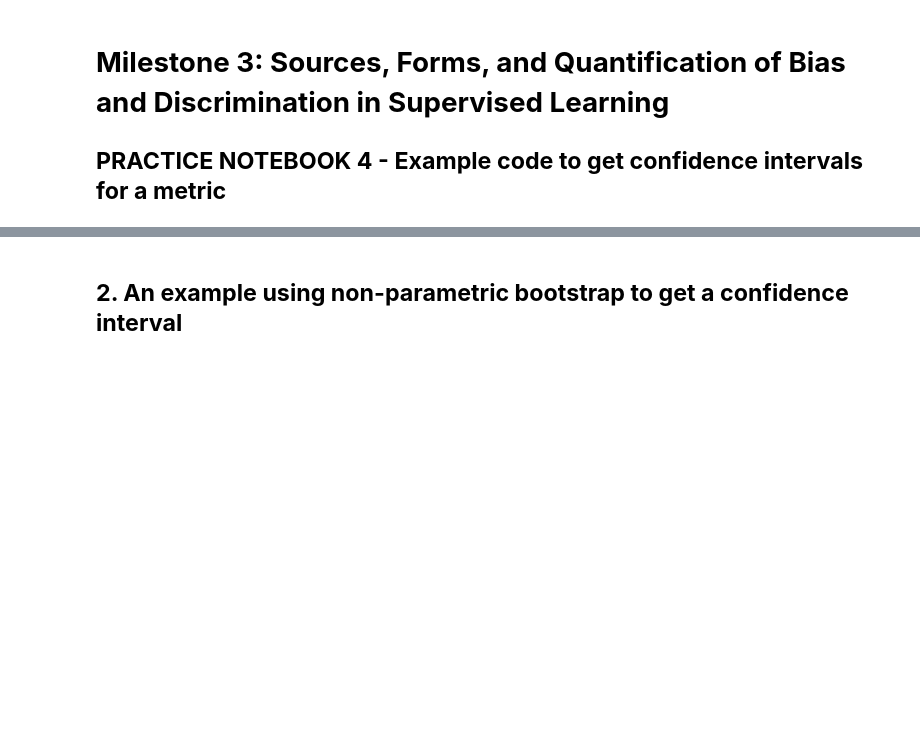
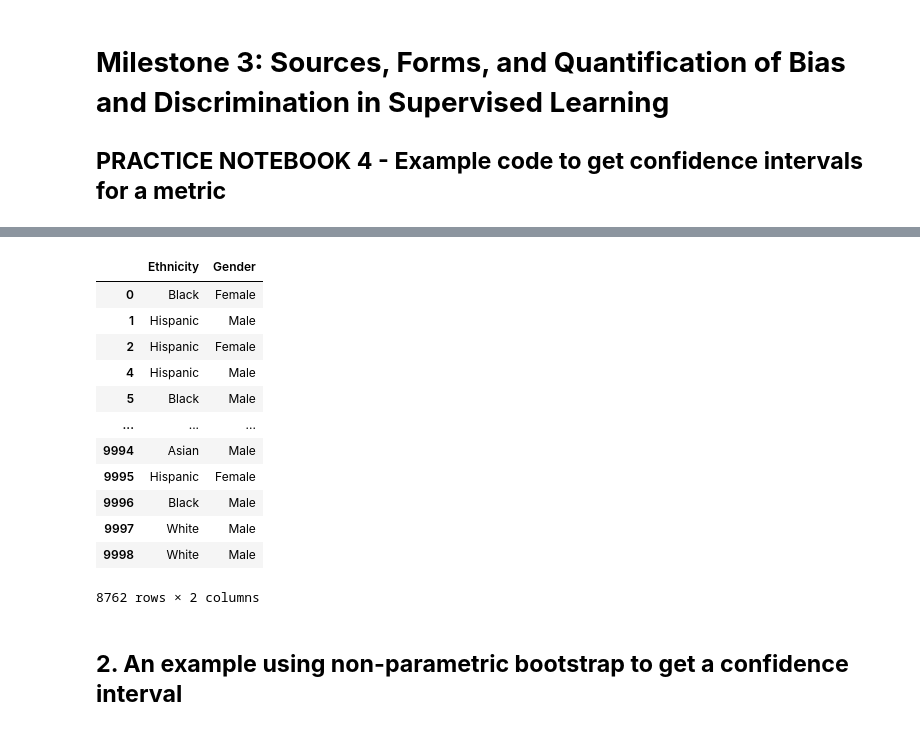
Before and after one commit to alan-turing-institute/bias-in-AI-course, a Jupyter notebook: Milestone3_Sources-Forms-and-Quantification-of-Bias-in-AI/notebooks/M3_Practice_4_Example_code_get_a_confidence_interval.ipynb, the cells around one changed output, grey strips where cells are left out. Drawn from its saved outputs; the diff is of its cells as text; code cells hidden in the pictures; blank space fills up the shorter version.

```diff
--- a/Milestone3_Sources-Forms-and-Quantification-of-Bias-in-AI/notebooks/M3_Practice_4_Example_code_get_a_confidence_interval.ipynb
+++ b/Milestone3_Sources-Forms-and-Quantification-of-Bias-in-AI/notebooks/M3_Practice_4_Example_code_get_a_confidence_interval.ipynb
@@ -89,18 +75,37 @@ data = raw_data.dropna()
 # %%
 def split_data_from_df(data):
   y = data['Label'].values
   # g = data['Gender'].values
   # e = data['Ethnicity'].values
-  X = data[np.arange(500)].values
+  X = data[np.arange(50).astype(str)].values
   filter_col = ['Ethnicity','Gender'] + [col for col in data if str(col).startswith('Ethnicity_')] + [col for col in data if str(col).startswith('Gender_')]
   dem = data[filter_col].copy()
   return X,y,dem
+
 def encode(df):
   g_enc = LabelEncoder()
   e_enc = LabelEncoder()
   df['Gender'] = g_enc.fit_transform(df['Gender'])
   df['Ethnicity'] = e_enc.fit_transform(df['Ethnicity'])
   return df, g_enc,e_enc
+
+X,y,dem = split_data_from_df(data)
+
+dem
+# %% [output]
+|  | Ethnicity | Gender |
+| 0 | Black | Female |
+| 1 | Hispanic | Male |
+| 2 | Hispanic | Female |
+| 4 | Hispanic | Male |
+| 5 | Black | Male |
+| ... | ... | ... |
+| 9994 | Asian | Male |
+| 9995 | Hispanic | Female |
+| 9996 | Black | Male |
+| 9997 | White | Male |
+| 9998 | White | Male |
+8762 rows × 2 columns
 # %% [markdown]
 ## **2. An example using non-parametric bootstrap to get a confidence interval**
 # %% [markdown]
```
Also changed, not shown: parts of 11 cells of this notebook, 4 other files.
